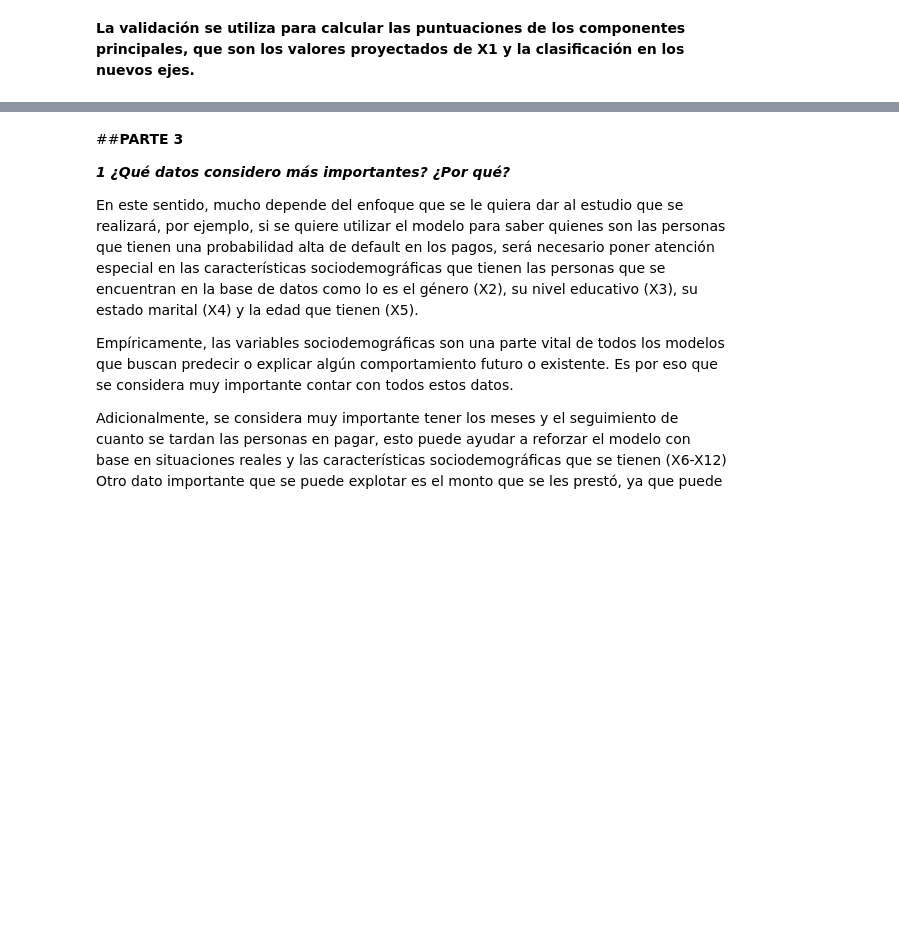
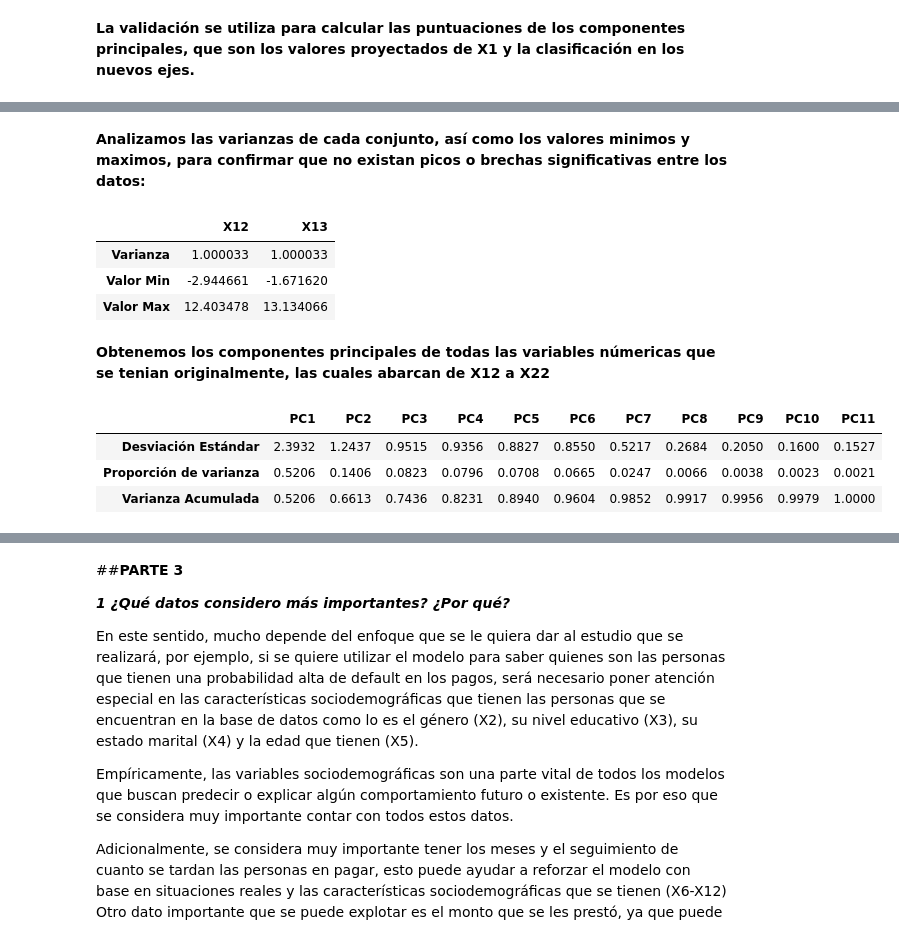
Before and after one commit to PosgradoMNA/actividades-del-projecto-equipo-118, a Jupyter notebook: Equipo118_Tarea2_Modulo3.ipynb, the cells around one changed output, grey strips where cells are left out. Saved outputs shown, nothing was run; the diff lists cells and outputs as text; code cells hidden in the pictures; blank space fills up the shorter version.

```diff
--- a/Equipo118_Tarea2_Modulo3.ipynb
+++ b/Equipo118_Tarea2_Modulo3.ipynb
@@ -327,0 +326,34 @@ df3
+# %% [markdown]
+**Analizamos las varianzas de cada conjunto, así como los valores minimos y maximos, para confirmar que no existan picos o brechas significativas entre los datos:**
+# %%
+cols = ["X12", "X13"]
+summary = {
+"Varianza": scaled_df[cols].var()[0:2],
+"Valor Min": scaled_df[cols].min()[0:2],
+"Valor Max": scaled_df[cols].max()[0:2]
+}
+#recuerda que la variable cols la definimos más arriba.
+pd.DataFrame(summary, index = cols).transpose()
+# %% [output]
+|  | X12 | X13 |
+| Varianza | 1.000033 | 1.000033 |
+| Valor Min | -2.944661 | -1.671620 |
+| Valor Max | 12.403478 | 13.134066 |
+# %% [markdown]
+**Obtenemos los componentes principales de todas las variables númericas que se tenian originalmente, las cuales abarcan de X12 a X22**
+# %%
+pcs = PCA()
+pcs.fit(scaled_df.iloc[:,:].dropna(axis=0))
+pcsSummary_df = pd.DataFrame({'Desviación Estándar': np.sqrt(pcs.explained_variance_),
+                          'Proporción de varianza': pcs.explained_variance_ratio_,
+                          'Varianza Acumulada': np.cumsum(pcs.explained_variance_ratio_)
+                          }
+                          )
+pcsSummary_df = pcsSummary_df.transpose()
+pcsSummary_df.columns = ['PC{}'.format(i) for i in range(1, len(pcsSummary_df.columns) +1)]
+pcsSummary_df.round(4)
+# %% [output]
+|  | PC1 | PC2 | PC3 | PC4 | PC5 | PC6 | PC7 | PC8 | PC9 | PC10 | PC11 |
+| Desviación Estándar | 2.3932 | 1.2437 | 0.9515 | 0.9356 | 0.8827 | 0.8550 | 0.5217 | 0.2684 | 0.2050 | 0.1600 | 0.1527 |
+| Proporción de varianza | 0.5206 | 0.1406 | 0.0823 | 0.0796 | 0.0708 | 0.0665 | 0.0247 | 0.0066 | 0.0038 | 0.0023 | 0.0021 |
+| Varianza Acumulada | 0.5206 | 0.6613 | 0.7436 | 0.8231 | 0.8940 | 0.9604 | 0.9852 | 0.9917 | 0.9956 | 0.9979 | 1.0000 |
```
Also changed, not shown: parts of 5 cells of this notebook.
